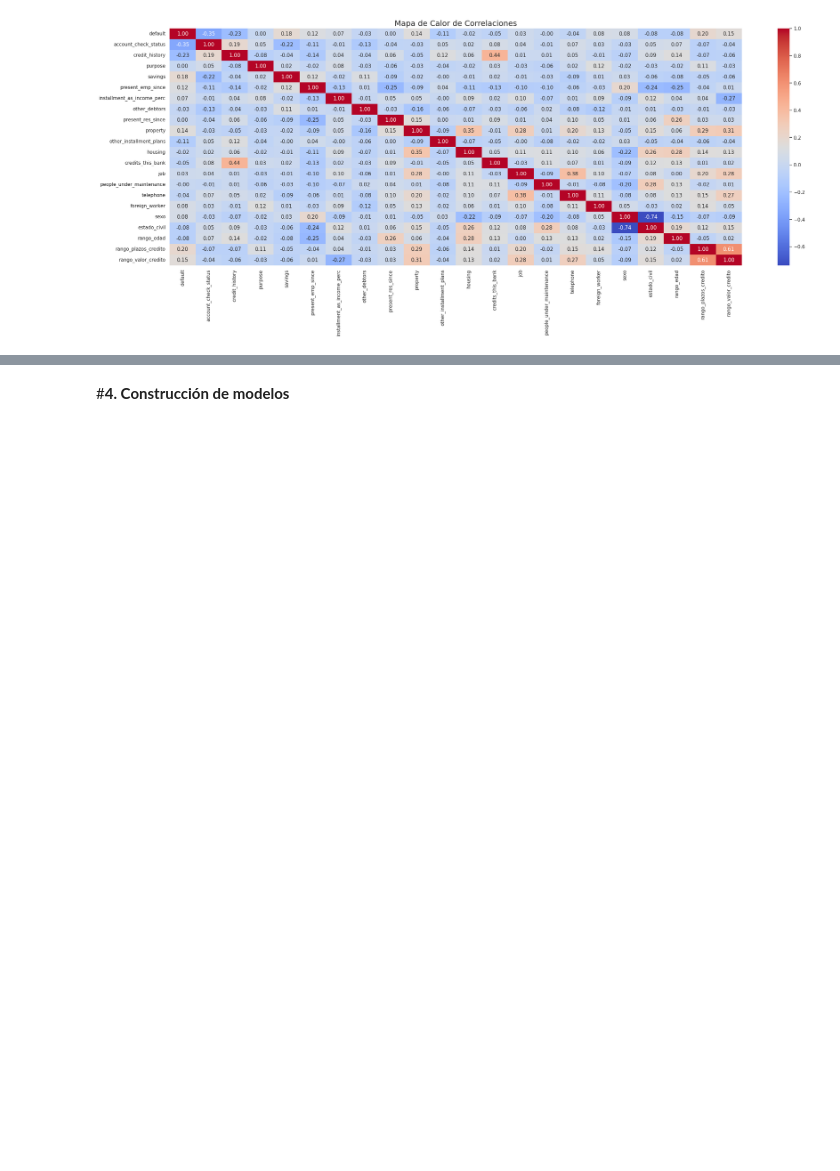
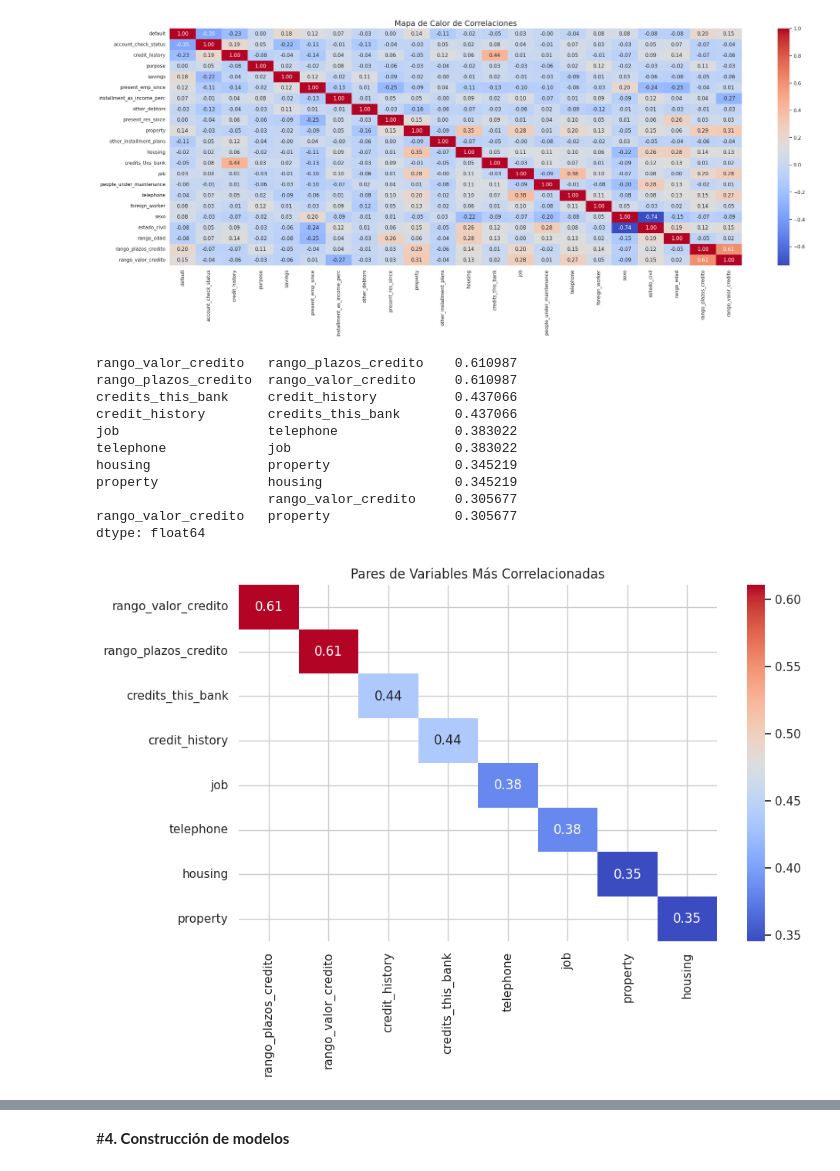
Before and after one commit to mbozop/inmersion-de-datos-python, a Jupyter notebook: credito_banco_aleman_inmersion.ipynb, the cells around one changed output, grey strips where cells are left out. Cells and saved outputs as stored; diff of their text form; code cells hidden in the pictures; blank space fills up the shorter version.

```diff
--- a/credito_banco_aleman_inmersion.ipynb
+++ b/credito_banco_aleman_inmersion.ipynb
@@ -299,3 +331,34 @@ plt.title('Mapa de Calor de Correlaciones', fontsize=18)
 plt.show()
 # %% [output]
 [figure]
+# %%
+# prompt: Genera un gráfico donde se encuentren los pares de variables mas correlacionadas entre si
+
+# Calcula la matriz de correlación
+correlation_matrix = df_banco.corr()
+
+# Encuentra los pares de variables más correlacionadas
+top_correlations = correlation_matrix.unstack().sort_values(ascending=False)
+top_correlations = top_correlations[top_correlations != 1]  # Elimina autocorrelaciones
+
+# Muestra los pares más correlacionados
+print(top_correlations.head(10))
+
+# Grafica las correlaciones más altas
+plt.figure(figsize=(10, 6))
+sns.heatmap(top_correlations.head(8).unstack(), annot=True, cmap='coolwarm')
+plt.title('Pares de Variables Más Correlacionadas')
+plt.show()
+# %% [output]
+rango_valor_credito   rango_plazos_credito    0.610987
+rango_plazos_credito  rango_valor_credito     0.610987
+credits_this_bank     credit_history          0.437066
+credit_history        credits_this_bank       0.437066
+job                   telephone               0.383022
+telephone             job                     0.383022
+housing               property                0.345219
+property              housing                 0.345219
+                      rango_valor_credito     0.305677
+rango_valor_credito   property                0.305677
+dtype: float64
+[figure, added]
```
Also changed, not shown: parts of 13 cells of this notebook.
